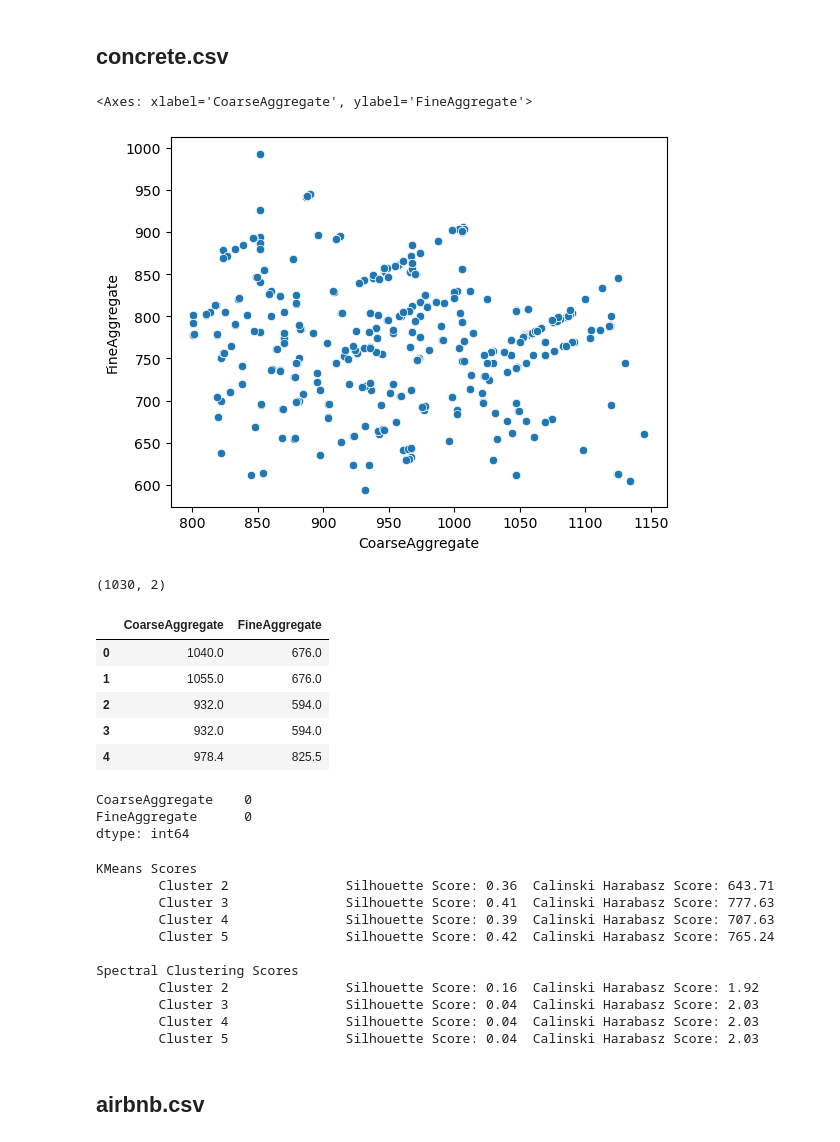
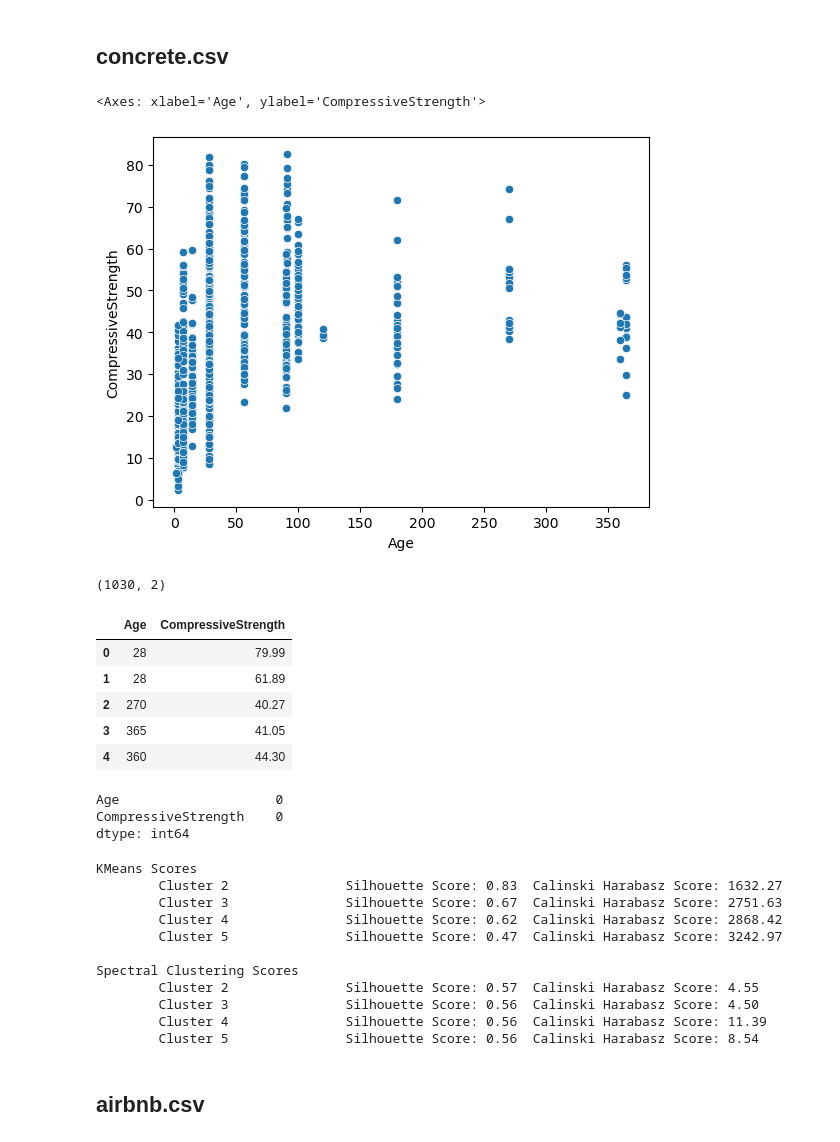
Before and after one commit to RomAbreu/proyecto-metodologia, a Jupyter notebook: proyecto.ipynb, the cells around one changed output. Saved outputs shown, nothing was run; the diff lists cells and outputs as text; code cells hidden in the pictures.

```diff
--- a/proyecto.ipynb
+++ b/proyecto.ipynb
@@ -122,12 +122,12 @@ Spectral Clustering Scores
 # %% [markdown]
 ## concrete.csv
 # %%
-concrete = pd.read_csv('datasets/concrete.csv', usecols=['CoarseAggregate', 'FineAggregate'])
+concrete = pd.read_csv('datasets/concrete.csv', usecols=['Age', 'CompressiveStrength'])
 # %%
-sns.scatterplot(x='CoarseAggregate', y='FineAggregate', data=concrete)
+sns.scatterplot(x='Age', y='CompressiveStrength', data=concrete)
 # %% [output]
-<Axes: xlabel='CoarseAggregate', ylabel='FineAggregate'>
+<Axes: xlabel='Age', ylabel='CompressiveStrength'>
-[figure, old version]
+[figure, new version]
 # %%
 concrete.shape
 # %% [output]
@@ -135,17 +135,17 @@ concrete.shape
 # %%
 concrete.head()
 # %% [output]
-|  | CoarseAggregate | FineAggregate |
-| 0 | 1040.0 | 676.0 |
-| 1 | 1055.0 | 676.0 |
-| 2 | 932.0 | 594.0 |
-| 3 | 932.0 | 594.0 |
-| 4 | 978.4 | 825.5 |
+|  | Age | CompressiveStrength |
+| 0 | 28 | 79.99 |
+| 1 | 28 | 61.89 |
+| 2 | 270 | 40.27 |
+| 3 | 365 | 41.05 |
+| 4 | 360 | 44.30 |
 # %%
 concrete.isnull().sum()
 # %% [output]
-CoarseAggregate    0
-FineAggregate      0
+Age                    0
+CompressiveStrength    0
 dtype: int64
 # %%
 concrete_kmeans = train_algorithm(KMeans, concrete)
@@ -156,16 +156,16 @@ print_scores(concrete, concrete_kmeans, 'KMeans')
 print_scores(concrete, concrete_spectral, 'Spectral Clustering')
 # %% [output]
 KMeans Scores
-        Cluster 2               Silhouette Score: 0.36  Calinski Harabasz Score: 643.71
-        Cluster 3               Silhouette Score: 0.41  Calinski Harabasz Score: 777.63
-        Cluster 4               Silhouette Score: 0.39  Calinski Harabasz Score: 707.63
-        Cluster 5               Silhouette Score: 0.42  Calinski Harabasz Score: 765.24
+        Cluster 2               Silhouette Score: 0.83  Calinski Harabasz Score: 1632.27
+        Cluster 3               Silhouette Score: 0.67  Calinski Harabasz Score: 2751.63
+        Cluster 4               Silhouette Score: 0.62  Calinski Harabasz Score: 2868.42
+        Cluster 5               Silhouette Score: 0.47  Calinski Harabasz Score: 3242.97
 
 Spectral Clustering Scores
-        Cluster 2               Silhouette Score: 0.16  Calinski Harabasz Score: 1.92
-        Cluster 3               Silhouette Score: 0.04  Calinski Harabasz Score: 2.03
-        Cluster 4               Silhouette Score: 0.04  Calinski Harabasz Score: 2.03
-        Cluster 5               Silhouette Score: 0.04  Calinski Harabasz Score: 2.03
+        Cluster 2               Silhouette Score: 0.57  Calinski Harabasz Score: 4.55
+        Cluster 3               Silhouette Score: 0.56  Calinski Harabasz Score: 4.50
+        Cluster 4               Silhouette Score: 0.56  Calinski Harabasz Score: 11.39
+        Cluster 5               Silhouette Score: 0.56  Calinski Harabasz Score: 8.54
 # %% [markdown]
 ## airbnb.csv
 # %%
```
Also changed, not shown: parts of 11 cells of this notebook, 1 other file.
